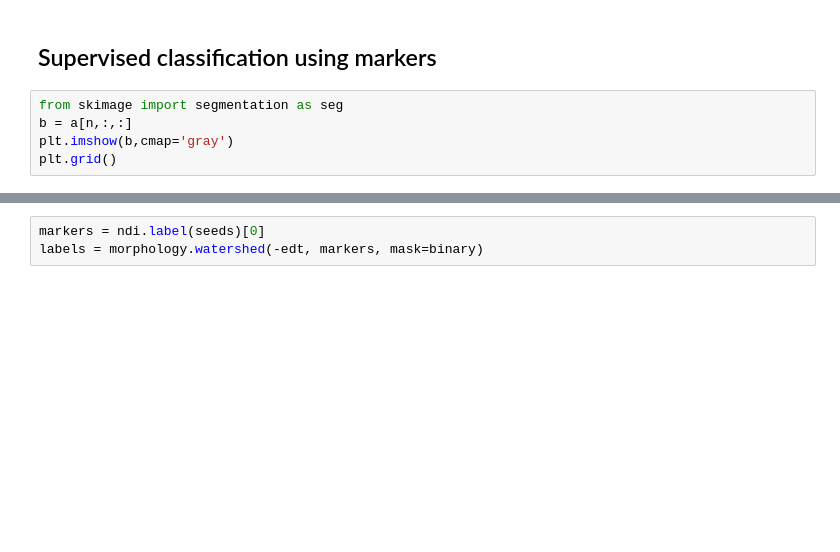
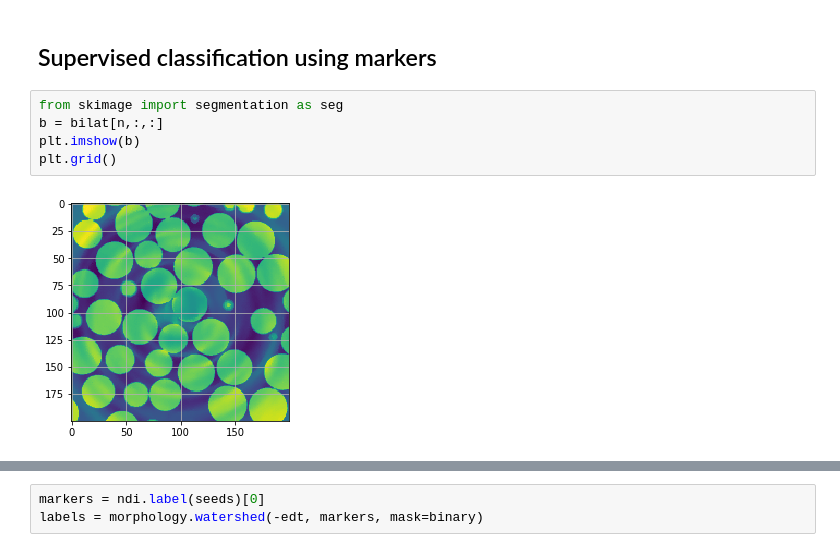
Before and after one commit to CameraIA/dipmicroct, a Jupyter notebook: partII/03_analyze3D.ipynb, the cells around one changed output, grey strips where cells are left out. Cells and saved outputs as stored; diff of their text form; blank space fills up the shorter version.

```diff
--- a/partII/03_analyze3D.ipynb
+++ b/partII/03_analyze3D.ipynb
@@ -299,9 +313,11 @@ In general, there's some much one can segment using only classical filters and t
 ## Supervised classification using markers
 # %%
 from skimage import segmentation as seg
-b = a[n,:,:]
-plt.imshow(b,cmap='gray')
+b = bilat[n,:,:]
+plt.imshow(b)
 plt.grid()
+# %% [output]
+[figure, added]
 # %%
 seed_point = (25, 30)  # Experiment with the seed point
 c = seg.flood(b, seed_point, tolerance=40)
```
Also changed, not shown: parts of 14 cells of this notebook.
